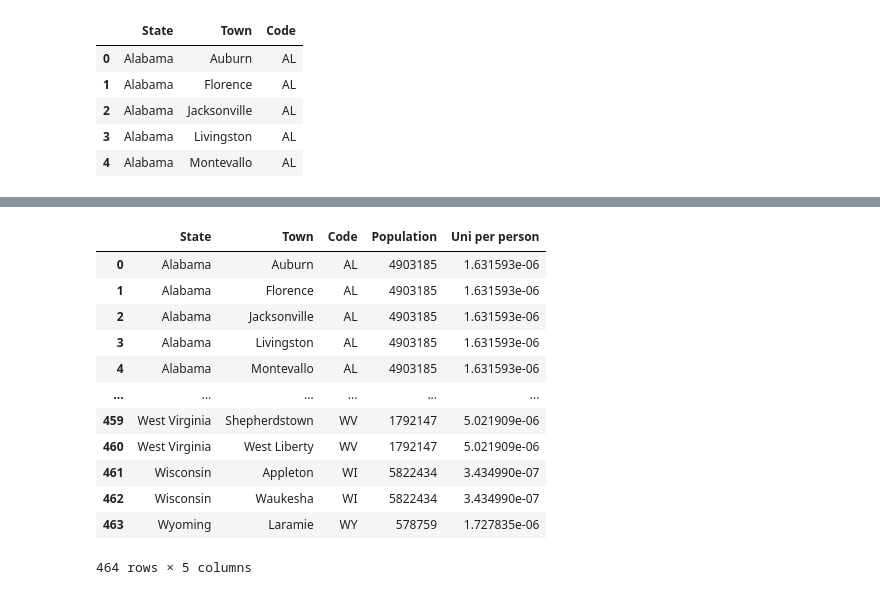
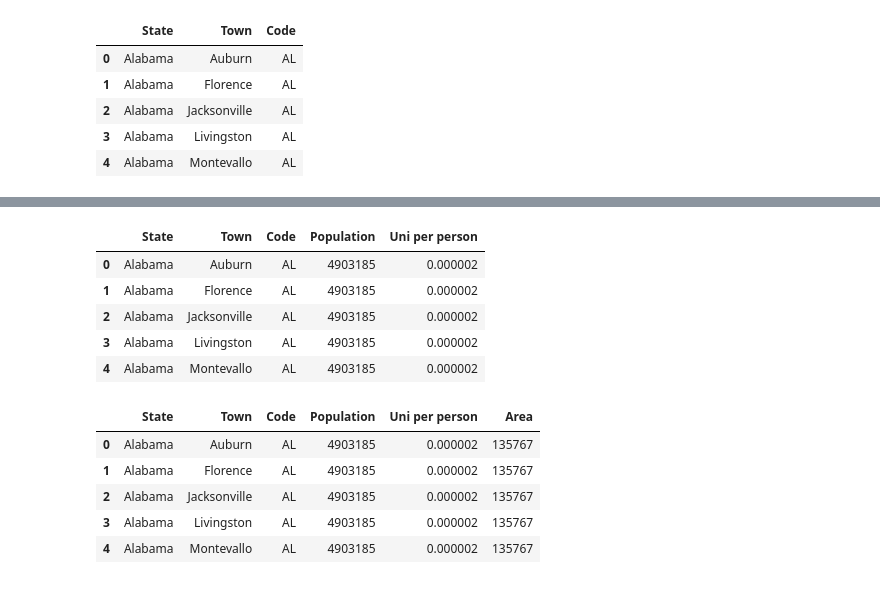
Before and after one commit to HbotondS/datamining_course, a Jupyter notebook: lab05-06/lab6.ipynb, the cells around one changed output, grey strips where cells are left out. Drawn from its saved outputs; the diff is of its cells as text; code cells hidden in the pictures.

```diff
--- a/lab05-06/lab6.ipynb
+++ b/lab05-06/lab6.ipynb
@@ -109,20 +109,26 @@ df.head()
 # %%
 def uni_per_pers(item):
   return (len(by_state.groups[item.State]) / item.Population)
 
 
 df['Uni per person'] = df.apply(uni_per_pers, axis=1)
+df.head()
 # %% [output]
 |  | State | Town | Code | Population | Uni per person |
-| 0 | Alabama | Auburn | AL | 4903185 | 1.631593e-06 |
-| 1 | Alabama | Florence | AL | 4903185 | 1.631593e-06 |
-| 2 | Alabama | Jacksonville | AL | 4903185 | 1.631593e-06 |
-| 3 | Alabama | Livingston | AL | 4903185 | 1.631593e-06 |
-| 4 | Alabama | Montevallo | AL | 4903185 | 1.631593e-06 |
-| ... | ... | ... | ... | ... | ... |
-| 459 | West Virginia | Shepherdstown | WV | 1792147 | 5.021909e-06 |
-| 460 | West Virginia | West Liberty | WV | 1792147 | 5.021909e-06 |
-| 461 | Wisconsin | Appleton | WI | 5822434 | 3.434990e-07 |
-| 462 | Wisconsin | Waukesha | WI | 5822434 | 3.434990e-07 |
-| 463 | Wyoming | Laramie | WY | 578759 | 1.727835e-06 |
+| 0 | Alabama | Auburn | AL | 4903185 | 0.000002 |
+| 1 | Alabama | Florence | AL | 4903185 | 0.000002 |
+| 2 | Alabama | Jacksonville | AL | 4903185 | 0.000002 |
+| 3 | Alabama | Livingston | AL | 4903185 | 0.000002 |
+| 4 | Alabama | Montevallo | AL | 4903185 | 0.000002 |
-464 rows × 5 columns
+# %%
+df_area = pd.read_csv('/content/drive/My Drive/Colab Notebooks/lab05-06/statearea.csv', names=['State', 'Area'])
+df = df.merge(df_area, on='State', how='left')
+df.Area = df.Area.str.split(',').str.join('').astype(int)
+df.head()
+# %% [output]
+|  | State | Town | Code | Population | Uni per person | Area |
+| 0 | Alabama | Auburn | AL | 4903185 | 0.000002 | 135767 |
+| 1 | Alabama | Florence | AL | 4903185 | 0.000002 | 135767 |
+| 2 | Alabama | Jacksonville | AL | 4903185 | 0.000002 | 135767 |
+| 3 | Alabama | Livingston | AL | 4903185 | 0.000002 | 135767 |
+| 4 | Alabama | Montevallo | AL | 4903185 | 0.000002 | 135767 |
```
Also changed, not shown: parts of 2 cells of this notebook, 1 other file.
